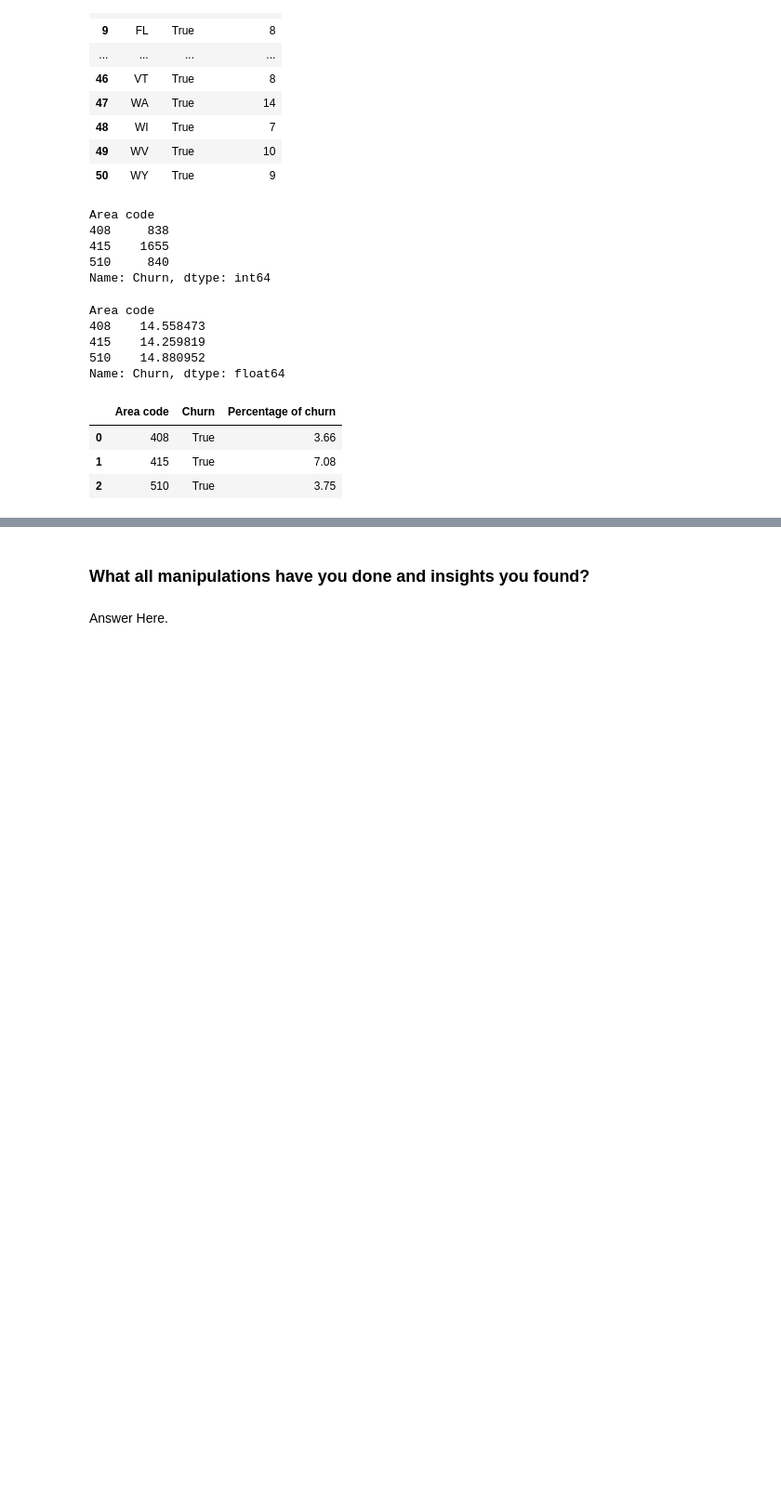
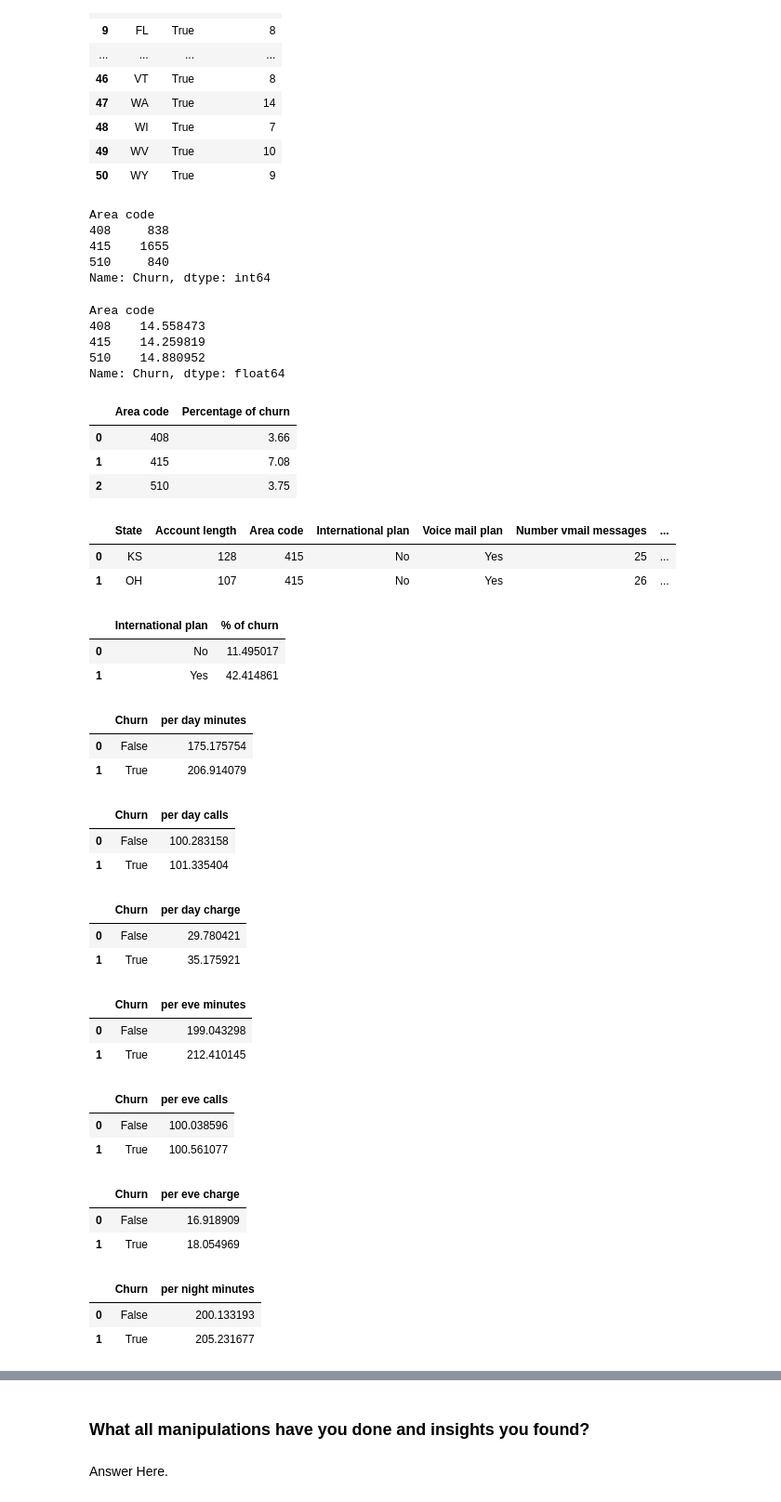
Before and after one commit to dipakpatil2001/Projects_Portfolio, a Jupyter notebook: TelecommChurn.ipynb, the cells around one changed output, grey strips where cells are left out. Shown: that part at 93% size. Cells and saved outputs as stored; diff of their text form; code cells hidden in the pictures; blank space fills up the shorter version.

```diff
--- a/TelecommChurn.ipynb
+++ b/TelecommChurn.ipynb
@@ -352,10 +352,73 @@ Area code
 Name: Churn, dtype: float64
 # %%
 # Area code wise churn percentage upon overall
-area_churn = round((churn_df.groupby(["Area code"])["Churn"].value_counts()/df.Churn.count())*100 ,2).reset_index(name="Percentage of churn")
+area_churn = round((churn_df.groupby(["Area code"])["Churn"].count()/df.Churn.count())*100 ,2).reset_index(name="Percentage of churn")
 area_churn
 # %% [output]
-|  | Area code | Churn | Percentage of churn |
-| 0 | 408 | True | 3.66 |
-| 1 | 415 | True | 7.08 |
-| 2 | 510 | True | 3.75 |
+|  | Area code | Percentage of churn |
+| 0 | 408 | 3.66 |
+| 1 | 415 | 7.08 |
+| 2 | 510 | 3.75 |
+# %%
+df.head(2)
+# %% [output]
+|  | State | Account length | Area code | International plan | Voice mail plan | Number vmail messages | ... |
+| 0 | KS | 128 | 415 | No | Yes | 25 | ... |
+| 1 | OH | 107 | 415 | No | Yes | 26 | ... |
+# %%
+#percentage of customers churning with or without international plan
+
+plan_churn = (df.groupby(["International plan"])["Churn"].mean()*100 ).reset_index(name="% of churn")
+plan_churn
+# %% [output]
+|  | International plan | % of churn |
+| 0 | No | 11.495017 |
+| 1 | Yes | 42.414861 |
+# %%
+#day data
+# percentage of people churning with average day mins, calls and charge
+df.groupby(["Churn"])["Total day minutes"].mean().reset_index(name="per day minutes")
+# %% [output]
+|  | Churn | per day minutes |
+| 0 | False | 175.175754 |
+| 1 | True | 206.914079 |
+# %%
+df.groupby(["Churn"])["Total day calls"].mean().reset_index(name="per day calls")
+# %% [output]
+|  | Churn | per day calls |
+| 0 | False | 100.283158 |
+| 1 | True | 101.335404 |
+# %%
+df.groupby(["Churn"])["Total day charge"].mean().reset_index(name="per day charge")
+# %% [output]
+|  | Churn | per day charge |
+| 0 | False | 29.780421 |
+| 1 | True | 35.175921 |
+# %%
+#evening data
+# percentage of people churning with average evening mins, calls and charge
+df.groupby(["Churn"])["Total eve minutes"].mean().reset_index(name="per eve minutes")
+# %% [output]
+|  | Churn | per eve minutes |
+| 0 | False | 199.043298 |
+| 1 | True | 212.410145 |
+# %%
+df.groupby(["Churn"])["Total eve calls"].mean().reset_index(name="per eve calls")
+# %% [output]
+|  | Churn | per eve calls |
+| 0 | False | 100.038596 |
+| 1 | True | 100.561077 |
+# %%
+df.groupby(["Churn"])["Total eve charge"].mean().reset_index(name="per eve charge")
+# %% [output]
+|  | Churn | per eve charge |
+| 0 | False | 16.918909 |
+| 1 | True | 18.054969 |
+# %%
+#night data
+# percentage of people churning with average night mins, calls and charge
+df.groupby(["Churn"])["Total night minutes"].mean().reset_index(name="per night minutes")
+# %% [output]
+|  | Churn | per night minutes |
+| 0 | False | 200.133193 |
+| 1 | True | 205.231677 |
```
Also changed, not shown: parts of 7 cells of this notebook.
